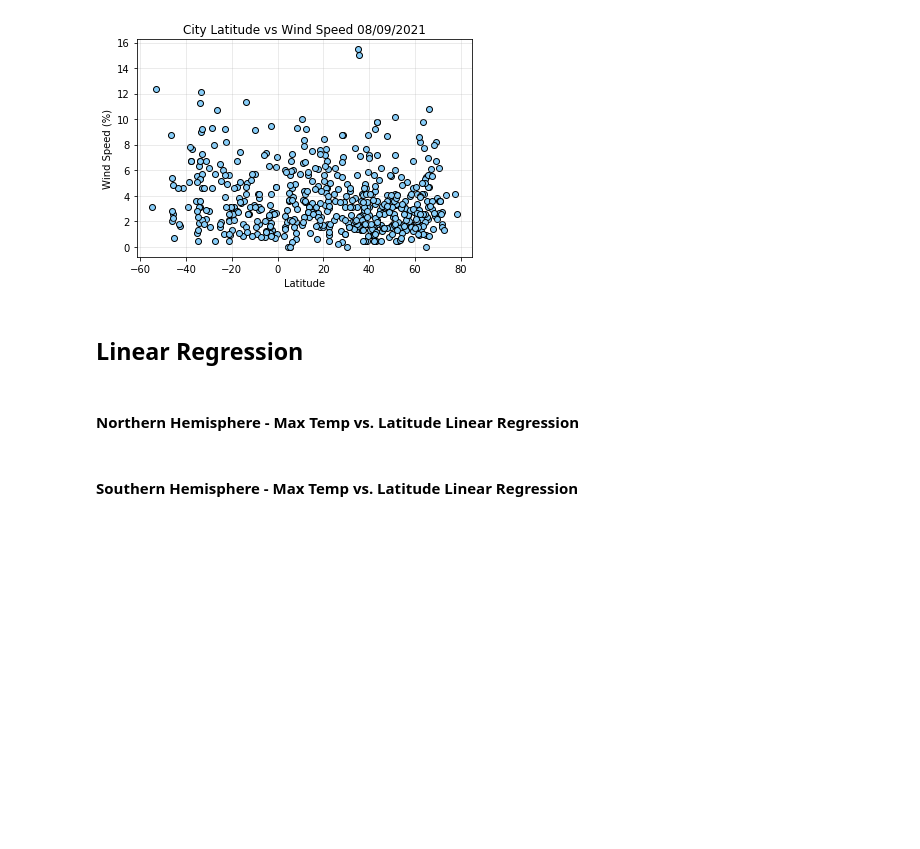
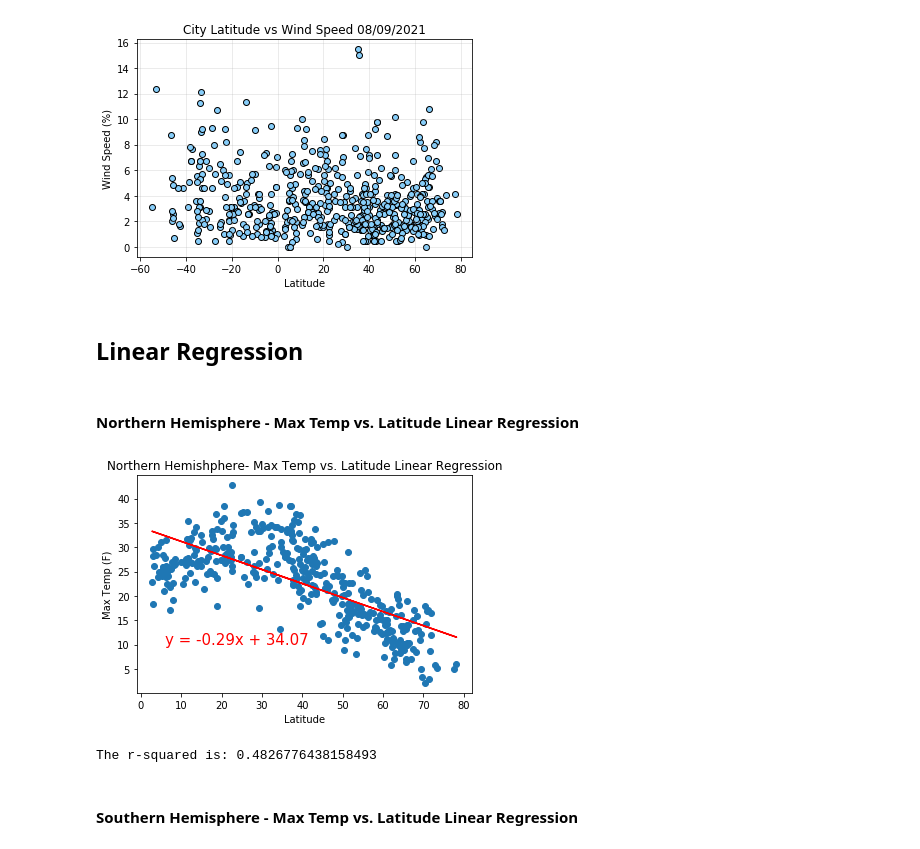
Before and after one commit to michelleherman13/python-api, a Jupyter notebook: WeatherPy/WeatherPy.ipynb, the cells around one changed output. Saved outputs shown, nothing was run; the diff lists cells and outputs as text; code cells hidden in the pictures; blank space fills up the shorter version.

Commit message:
finished linear regression

```diff
--- a/WeatherPy/WeatherPy.ipynb
+++ b/WeatherPy/WeatherPy.ipynb
@@ -243,7 +236,33 @@ plt.show()
 [figure]
 # %% [markdown]
 ## Linear Regression
+# %%
+#Define hemispheres for the linear regression models
+north=city_data.loc[city_data["Lat"]>=0]
+south=city_data.loc[city_data["Lat"]<0]
 # %% [markdown]
 ####  Northern Hemisphere - Max Temp vs. Latitude Linear Regression
+# %%
+#r-squared value and plot
+x_values = (north["Lat"])
+y_values = (north["Max Temp"])
+(slope, intercept, rvalue, pvalue, stderr) = linregress(x_values, y_values)
+regress_values = x_values * slope + intercept
+line_eq = "y = " + str(round(slope,2)) + "x + " + str(round(intercept,2))
+
+plt.scatter(x_values,y_values)
+plt.plot(x_values,regress_values,"r-")
+plt.annotate(line_eq,(6,10),fontsize=15,color="red")
+plt.xlabel("Latitude") #bottom
+plt.ylabel("Max Temp (F)") #left
+plt.title("Northern Hemishphere- Max Temp vs. Latitude Linear Regression")
+
+#Saves to file
+plt.savefig("Plots/Northern Hem-Max Temp vs Lat Linear Regression.png")
+plt.show()
+print(f"The r-squared is: {rvalue**2}")
+# %% [output]
+[figure, added]
+The r-squared is: 0.4826776438158493
 # %% [markdown]
 ####  Southern Hemisphere - Max Temp vs. Latitude Linear Regression
```
Also changed, not shown: parts of 10 cells of this notebook, 6 other files.
